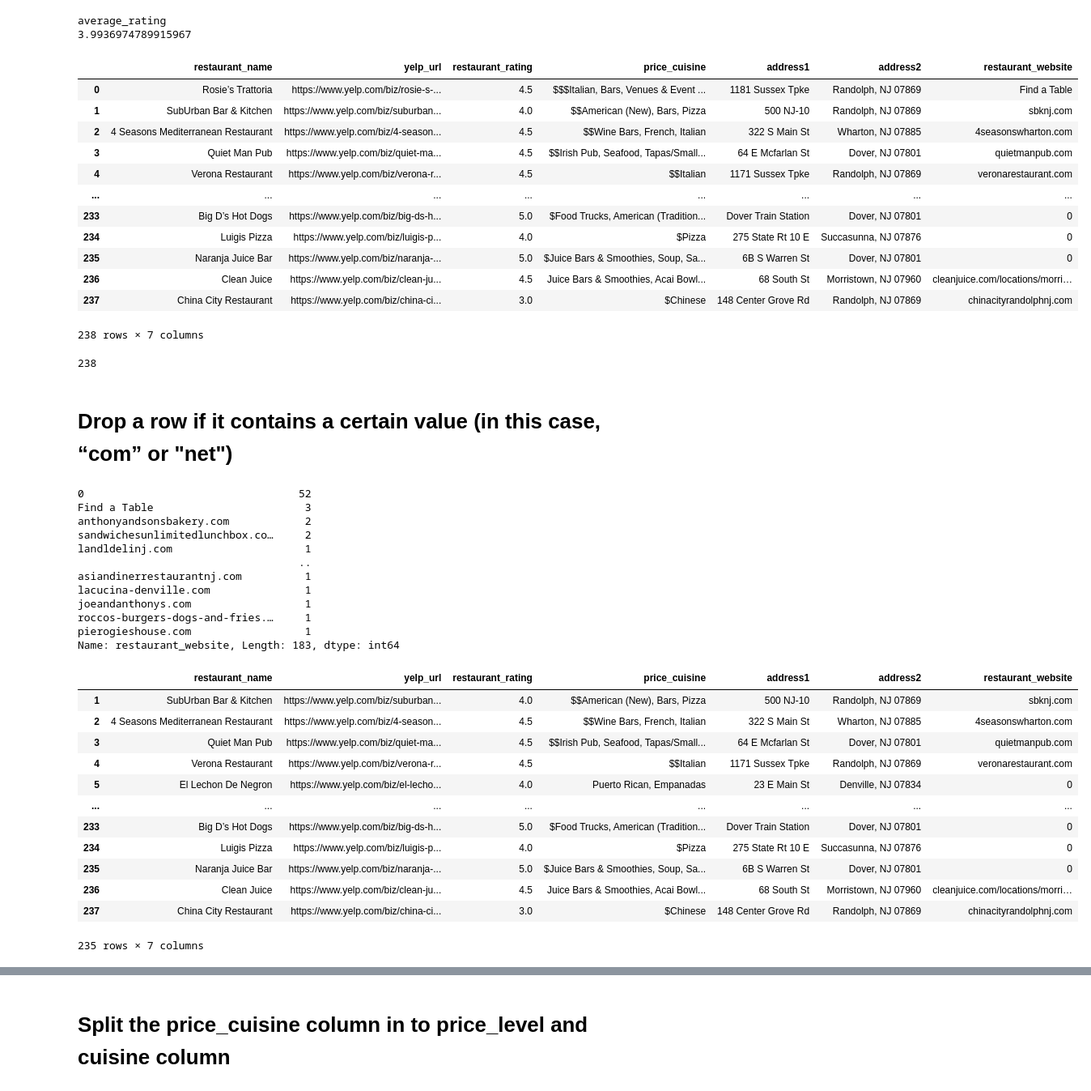
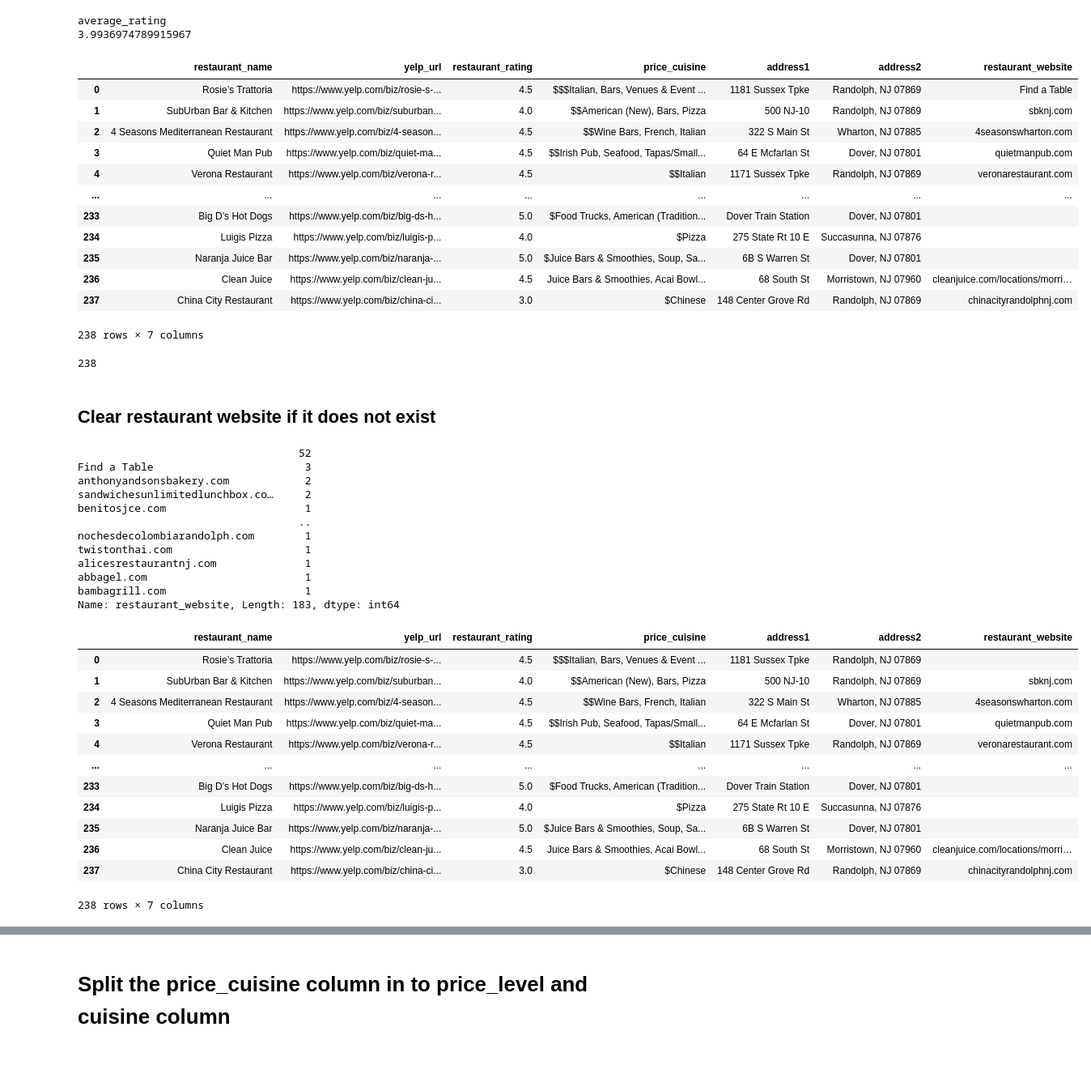
Before and after one commit to deliahellander/ETL-Project, a Jupyter notebook: Transformation/Transformation.ipynb, the cells around one changed output, grey strips where cells are left out. Shown at 81% size. Saved outputs shown, nothing was run; the diff lists cells and outputs as text; code cells hidden in the pictures; blank space fills up the shorter version.

```diff
--- a/Transformation/Transformation.ipynb
+++ b/Transformation/Transformation.ipynb
@@ -50,3 +49,0 @@ Name: restaurant_name, Length: 237, dtype: int64
-# %%
-yelp_df= yelp_df.drop_duplicates(subset=['restaurant_name', 'address1'])
-yelp_df
@@ -87,0 +50,6 @@ Name: address2, dtype: int64
+# %%
+yelp_df['restaurant_name'] = yelp_df['restaurant_name'].str.strip()
+yelp_df['address1'] = yelp_df['address1'].str.strip()
+yelp_df['address2'] = yelp_df['address2'].str.strip()
+yelp_df = yelp_df.drop_duplicates(subset=['restaurant_name', 'address1','address2'])
+yelp_df
@@ -95,7 +77,7 @@ average_rating
 3.9936974789915967
 # %%
 # There are different length for restaurant_name and address1 values.So,we need to fill the empty values.
-yelp_df=yelp_df.fillna(0)
+yelp_df=yelp_df.fillna("")
 yelp_df
 # %% [output]
 |  | restaurant_name | yelp_url | restaurant_rating | price_cuisine | address1 | address2 | restaurant_website |
@@ -105,9 +87,9 @@ yelp_df
 | 3 | Quiet Man Pub | https://www.yelp.com/biz/quiet-ma... | 4.5 | $$Irish Pub, Seafood, Tapas/Small... | 64 E Mcfarlan St | Dover, NJ 07801 | quietmanpub.com |
 | 4 | Verona Restaurant | https://www.yelp.com/biz/verona-r... | 4.5 | $$Italian | 1171 Sussex Tpke | Randolph, NJ 07869 | veronarestaurant.com |
 | ... | ... | ... | ... | ... | ... | ... | ... |
-| 233 | Big D’s Hot Dogs | https://www.yelp.com/biz/big-ds-h... | 5.0 | $Food Trucks, American (Tradition... | Dover Train Station | Dover, NJ 07801 | 0 |
-| 234 | Luigis Pizza | https://www.yelp.com/biz/luigis-p... | 4.0 | $Pizza | 275 State Rt 10 E | Succasunna, NJ 07876 | 0 |
-| 235 | Naranja Juice Bar | https://www.yelp.com/biz/naranja-... | 5.0 | $Juice Bars & Smoothies, Soup, Sa... | 6B S Warren St | Dover, NJ 07801 | 0 |
+| 233 | Big D’s Hot Dogs | https://www.yelp.com/biz/big-ds-h... | 5.0 | $Food Trucks, American (Tradition... | Dover Train Station | Dover, NJ 07801 |  |
+| 234 | Luigis Pizza | https://www.yelp.com/biz/luigis-p... | 4.0 | $Pizza | 275 State Rt 10 E | Succasunna, NJ 07876 |  |
+| 235 | Naranja Juice Bar | https://www.yelp.com/biz/naranja-... | 5.0 | $Juice Bars & Smoothies, Soup, Sa... | 6B S Warren St | Dover, NJ 07801 |  |
 | 236 | Clean Juice | https://www.yelp.com/biz/clean-ju... | 4.5 | Juice Bars & Smoothies, Acai Bowl... | 68 South St | Morristown, NJ 07960 | cleanjuice.com/locations/morri… |
 | 237 | China City Restaurant | https://www.yelp.com/biz/china-ci... | 3.0 | $Chinese | 148 Center Grove Rd | Randolph, NJ 07869 | chinacityrandolphnj.com |
 238 rows × 7 columns
@@ -116,41 +98,41 @@ yelp_df
 yelp_df["restaurant_rating"].count()
 # %% [output]
 238
-# %% [markdown]
-# Drop a row if it contains a certain value (in this case, “com” or "net")
+# %% [markdown]
+## Clear restaurant website if it does not exist
 # %%
 # restaurant_url check
 yelp_df["restaurant_website"].value_counts()
 # %% [output]
-0                                  52
+                                   52
 Find a Table                        3
 anthonyandsonsbakery.com            2
 sandwichesunlimitedlunchbox.co…     2
-landldelinj.com                     1
+benitosjce.com                      1
                                    ..
-asiandinerrestaurantnj.com          1
-lacucina-denville.com               1
-joeandanthonys.com                  1
-roccos-burgers-dogs-and-fries.…     1
-pierogieshouse.com                  1
+nochesdecolombiarandolph.com        1
+twistonthai.com                     1
+alicesrestaurantnj.com              1
+abbagel.com                         1
+bambagrill.com                      1
 Name: restaurant_website, Length: 183, dtype: int64
 # %%
-yelp_df=yelp_df[yelp_df.restaurant_website != 'Find a Table']
+yelp_df['restaurant_website'] = yelp_df['restaurant_website'].replace('Find a Table', "")
 yelp_df
 # %% [output]
 |  | restaurant_name | yelp_url | restaurant_rating | price_cuisine | address1 | address2 | restaurant_website |
+| 0 | Rosie’s Trattoria | https://www.yelp.com/biz/rosie-s-... | 4.5 | $$$Italian, Bars, Venues & Event ... | 1181 Sussex Tpke | Randolph, NJ 07869 |  |
 | 1 | SubUrban Bar & Kitchen | https://www.yelp.com/biz/suburban... | 4.0 | $$American (New), Bars, Pizza | 500 NJ-10 | Randolph, NJ 07869 | sbknj.com |
 | 2 | 4 Seasons Mediterranean Restaurant | https://www.yelp.com/biz/4-season... | 4.5 | $$Wine Bars, French, Italian | 322 S Main St | Wharton, NJ 07885 | 4seasonswharton.com |
 | 3 | Quiet Man Pub | https://www.yelp.com/biz/quiet-ma... | 4.5 | $$Irish Pub, Seafood, Tapas/Small... | 64 E Mcfarlan St | Dover, NJ 07801 | quietmanpub.com |
 | 4 | Verona Restaurant | https://www.yelp.com/biz/verona-r... | 4.5 | $$Italian | 1171 Sussex Tpke | Randolph, NJ 07869 | veronarestaurant.com |
-| 5 | El Lechon De Negron | https://www.yelp.com/biz/el-lecho... | 4.0 | Puerto Rican, Empanadas | 23 E Main St | Denville, NJ 07834 | 0 |
 | ... | ... | ... | ... | ... | ... | ... | ... |
-| 233 | Big D’s Hot Dogs | https://www.yelp.com/biz/big-ds-h... | 5.0 | $Food Trucks, American (Tradition... | Dover Train Station | Dover, NJ 07801 | 0 |
-| 234 | Luigis Pizza | https://www.yelp.com/biz/luigis-p... | 4.0 | $Pizza | 275 State Rt 10 E | Succasunna, NJ 07876 | 0 |
-| 235 | Naranja Juice Bar | https://www.yelp.com/biz/naranja-... | 5.0 | $Juice Bars & Smoothies, Soup, Sa... | 6B S Warren St | Dover, NJ 07801 | 0 |
+| 233 | Big D’s Hot Dogs | https://www.yelp.com/biz/big-ds-h... | 5.0 | $Food Trucks, American (Tradition... | Dover Train Station | Dover, NJ 07801 |  |
+| 234 | Luigis Pizza | https://www.yelp.com/biz/luigis-p... | 4.0 | $Pizza | 275 State Rt 10 E | Succasunna, NJ 07876 |  |
+| 235 | Naranja Juice Bar | https://www.yelp.com/biz/naranja-... | 5.0 | $Juice Bars & Smoothies, Soup, Sa... | 6B S Warren St | Dover, NJ 07801 |  |
 | 236 | Clean Juice | https://www.yelp.com/biz/clean-ju... | 4.5 | Juice Bars & Smoothies, Acai Bowl... | 68 South St | Morristown, NJ 07960 | cleanjuice.com/locations/morri… |
 | 237 | China City Restaurant | https://www.yelp.com/biz/china-ci... | 3.0 | $Chinese | 148 Center Grove Rd | Randolph, NJ 07869 | chinacityrandolphnj.com |
-235 rows × 7 columns
+238 rows × 7 columns
 # %%
 # restaurant_website check
 yelp_df["restaurant_website"].value_counts()
```
Also changed, not shown: parts of 34 cells of this notebook, 5 other files.
